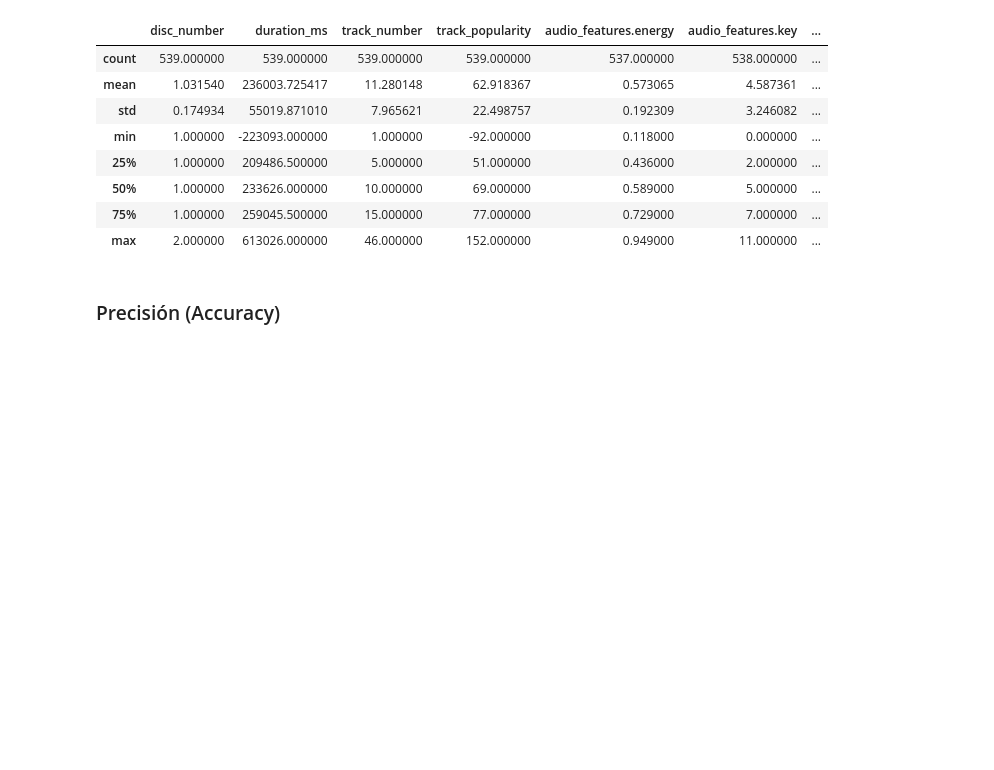
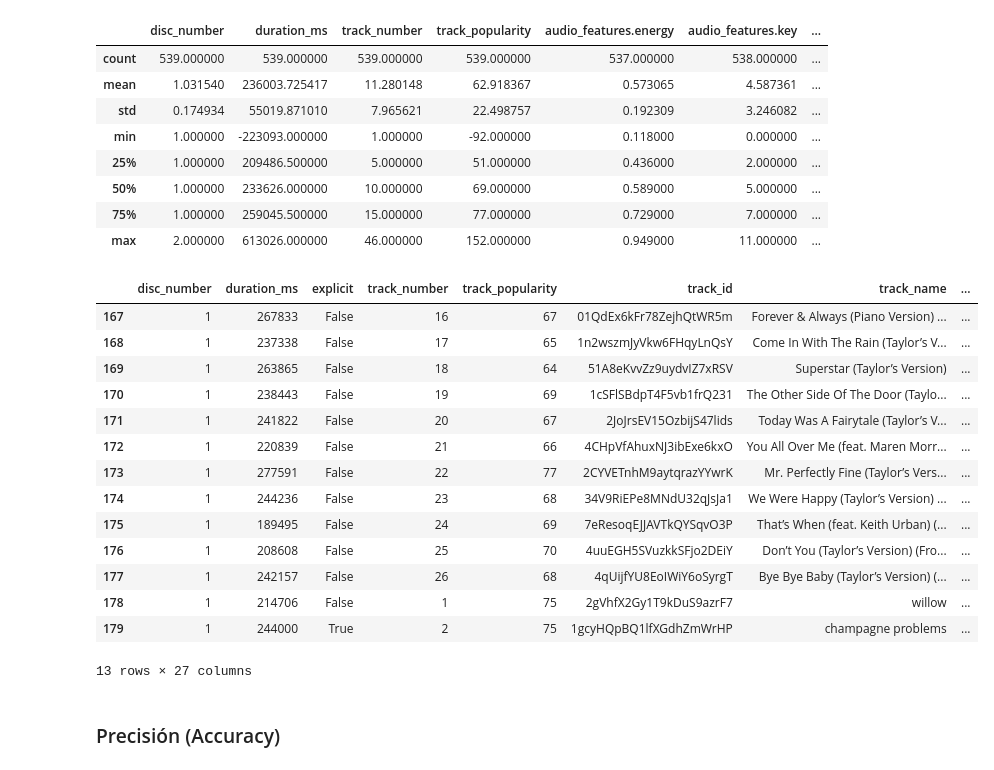
Before and after one commit to oscarmarinoa/Reto_Spotify_API, a Jupyter notebook: script 2.ipynb, the cells around one changed output. Drawn from its saved outputs; the diff is of its cells as text; code cells hidden in the pictures; blank space fills up the shorter version.

```diff
--- a/script 2.ipynb
+++ b/script 2.ipynb
@@ -489,5 +489,23 @@ df.describe()
 | 50% | 1.000000 | 233626.000000 | 10.000000 | 69.000000 | 0.589000 | 5.000000 | ... |
 | 75% | 1.000000 | 259045.500000 | 15.000000 | 77.000000 | 0.729000 | 7.000000 | ... |
 | max | 2.000000 | 613026.000000 | 46.000000 | 152.000000 | 0.949000 | 11.000000 | ... |
+# %%
+df.iloc[167:180]
+# %% [output]
+|  | disc_number | duration_ms | explicit | track_number | track_popularity | track_id | track_name | ... |
+| 167 | 1 | 267833 | False | 16 | 67 | 01QdEx6kFr78ZejhQtWR5m | Forever & Always (Piano Version) ... | ... |
+| 168 | 1 | 237338 | False | 17 | 65 | 1n2wszmJyVkw6FHqyLnQsY | Come In With The Rain (Taylor’s V... | ... |
+| 169 | 1 | 263865 | False | 18 | 64 | 51A8eKvvZz9uydvIZ7xRSV | Superstar (Taylor’s Version) | ... |
+| 170 | 1 | 238443 | False | 19 | 69 | 1cSFlSBdpT4F5vb1frQ231 | The Other Side Of The Door (Taylo... | ... |
+| 171 | 1 | 241822 | False | 20 | 67 | 2JoJrsEV15OzbijS47lids | Today Was A Fairytale (Taylor’s V... | ... |
+| 172 | 1 | 220839 | False | 21 | 66 | 4CHpVfAhuxNJ3ibExe6kxO | You All Over Me (feat. Maren Morr... | ... |
+| 173 | 1 | 277591 | False | 22 | 77 | 2CYVETnhM9aytqrazYYwrK | Mr. Perfectly Fine (Taylor’s Vers... | ... |
+| 174 | 1 | 244236 | False | 23 | 68 | 34V9RiEPe8MNdU32qJsJa1 | We Were Happy (Taylor’s Version) ... | ... |
+| 175 | 1 | 189495 | False | 24 | 69 | 7eResoqEJJAVTkQYSqvO3P | That’s When (feat. Keith Urban) (... | ... |
+| 176 | 1 | 208608 | False | 25 | 70 | 4uuEGH5SVuzkkSFjo2DEiY | Don’t You (Taylor’s Version) (Fro... | ... |
+| 177 | 1 | 242157 | False | 26 | 68 | 4qUijfYU8EoIWiY6oSyrgT | Bye Bye Baby (Taylor’s Version) (... | ... |
+| 178 | 1 | 214706 | False | 1 | 75 | 2gVhfX2Gy1T9kDuS9azrF7 | willow | ... |
+| 179 | 1 | 244000 | True | 2 | 75 | 1gcyHQpBQ1lfXGdhZmWrHP | champagne problems | ... |
+13 rows × 27 columns
 # %% [markdown]
 ### Precisión (Accuracy)
```
Also changed, not shown: parts of 4 cells of this notebook, 1 other file.
